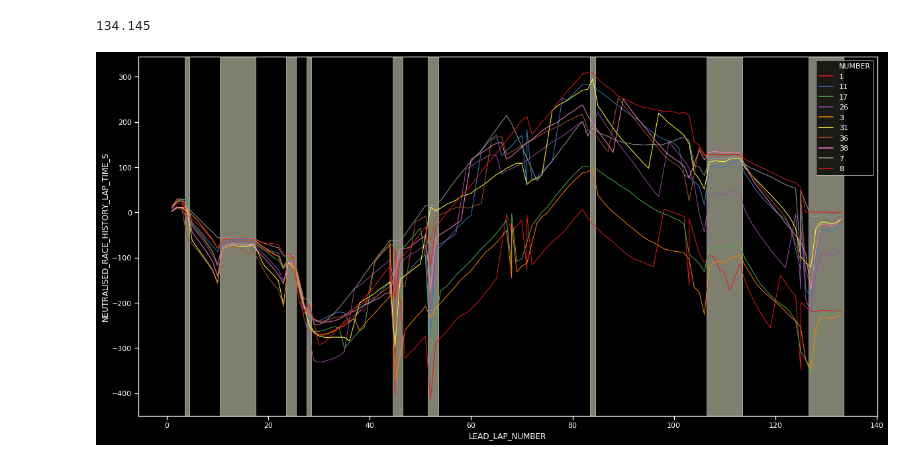
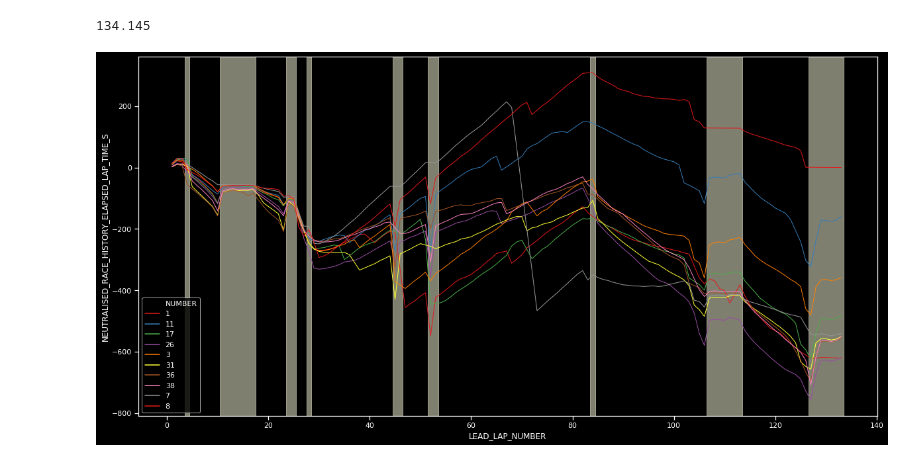
Before and after one commit to f1datajunkie/WEC, a Jupyter notebook: notebooks/Race Events.ipynb, the cells around one changed output. Drawn from its saved outputs; the diff is of its cells as text; code cells hidden in the pictures.

Commit message:
Fix mistake of calcuting track pos times (lead_lap multiplier) not race history (lap multiplier)

```diff
--- a/notebooks/Race Events.ipynb
+++ b/notebooks/Race Events.ipynb
@@ -378,7 +382,8 @@ winner_mean_laptime_s
 155.497
 # %%
 #Calculate the "race history" laptimes
-laptimes['RACE_HISTORY_LAP_TIME_S'] = (winner_mean_laptime_s * laptimes['LEAD_LAP_NUMBER']) - laptimes['ELAPSED_S']
+#?? laptimes['LEAD_LAP_NUMBER'] gives track position? laptimes['LAP_NUMBER'] give race history
+laptimes['RACE_HISTORY_ELAPSED_LAP_TIME_S'] = (winner_mean_laptime_s * laptimes['LAP_NUMBER']) - laptimes['ELAPSED_S']
 # %%
 #Let's filter, for now, by just the top 10 cars
 top10 = laptimes[laptimes['LEAD_LAP_NUMBER']==LAST_LAP].sort_values(['LEAD_LAP_NUMBER', 'POS'])[['NUMBER']].reset_index(drop=True).head(10)
@@ -392,7 +397,7 @@ plt.style.use("dark_background")
 #Setting the palette size is a hack: https://github.com/mwaskom/seaborn/issues/1515#issuecomment-482189290
 data = laptimes[laptimes['NUMBER'].isin(top10['NUMBER'])]
 
-ax = sns.lineplot(x="LEAD_LAP_NUMBER", y="RACE_HISTORY_LAP_TIME_S",
+ax = sns.lineplot(x="LEAD_LAP_NUMBER", y="RACE_HISTORY_ELAPSED_LAP_TIME_S",
                   units = 'NUMBER', hue = 'NUMBER', palette=sns.color_palette("Set1", len(data['NUMBER'].unique())),
                   estimator=None, lw=1,
                   data=data)
@@ -506,21 +526,22 @@ neutralised_winner_mean_laptime_s
 134.145
 # %%
 #Calculate the "neutralised race history" laptimes
-laptimes['NEUTRALISED_RACE_HISTORY_LAP_TIME_S'] = (neutralised_winner_mean_laptime_s * laptimes['LEAD_LAP_NUMBER']) - laptimes['ELAPSED_NEUTRALISED_LAP_TIME_S']
+#If we multiply by lead_lap_number we can get track position? TO DO
+laptimes['NEUTRALISED_RACE_HISTORY_ELAPSED_LAP_TIME_S'] = (neutralised_winner_mean_laptime_s * laptimes['LAP_NUMBER']) - laptimes['ELAPSED_NEUTRALISED_LAP_TIME_S']
 # %%
 #Should make a function for this
-data = laptimes[laptimes['NUMBER'].isin(top10['NUMBER'])]
+data = laptimes[laptimes['NUMBER'].isin(top10['NUMBER'])].groupby(['LEAD_LAP_NUMBER','NUMBER'])['NEUTRALISED_RACE_HISTORY_ELAPSED_LAP_TIME_S'].max().reset_index()
 
-ax = sns.lineplot(x="LEAD_LAP_NUMBER", y="NEUTRALISED_RACE_HISTORY_LAP_TIME_S",
+ax = sns.lineplot(x="LEAD_LAP_NUMBER", y="NEUTRALISED_RACE_HISTORY_ELAPSED_LAP_TIME_S",
                   units = 'NUMBER', hue = 'NUMBER', palette=sns.color_palette("Set1", len(data['NUMBER'].unique())),
                   estimator=None, lw=1,
                   data=data)
 
 #Let's add in some indicators showing the atypical laps
 
 def atypical_lap_band(row, ax):
     ax.axvspan(row['Start']-0.5, row['Stop']+0.5, alpha=0.5, color='lightyellow')
 
 streak_len( streak( ~colours_df['event'] ) ).apply(lambda x: atypical_lap_band(x, ax), axis=1);
 # %% [output]
-[figure, old version]
+[figure, new version]
```
Also changed, not shown: parts of 11 cells of this notebook, 1 other file.
